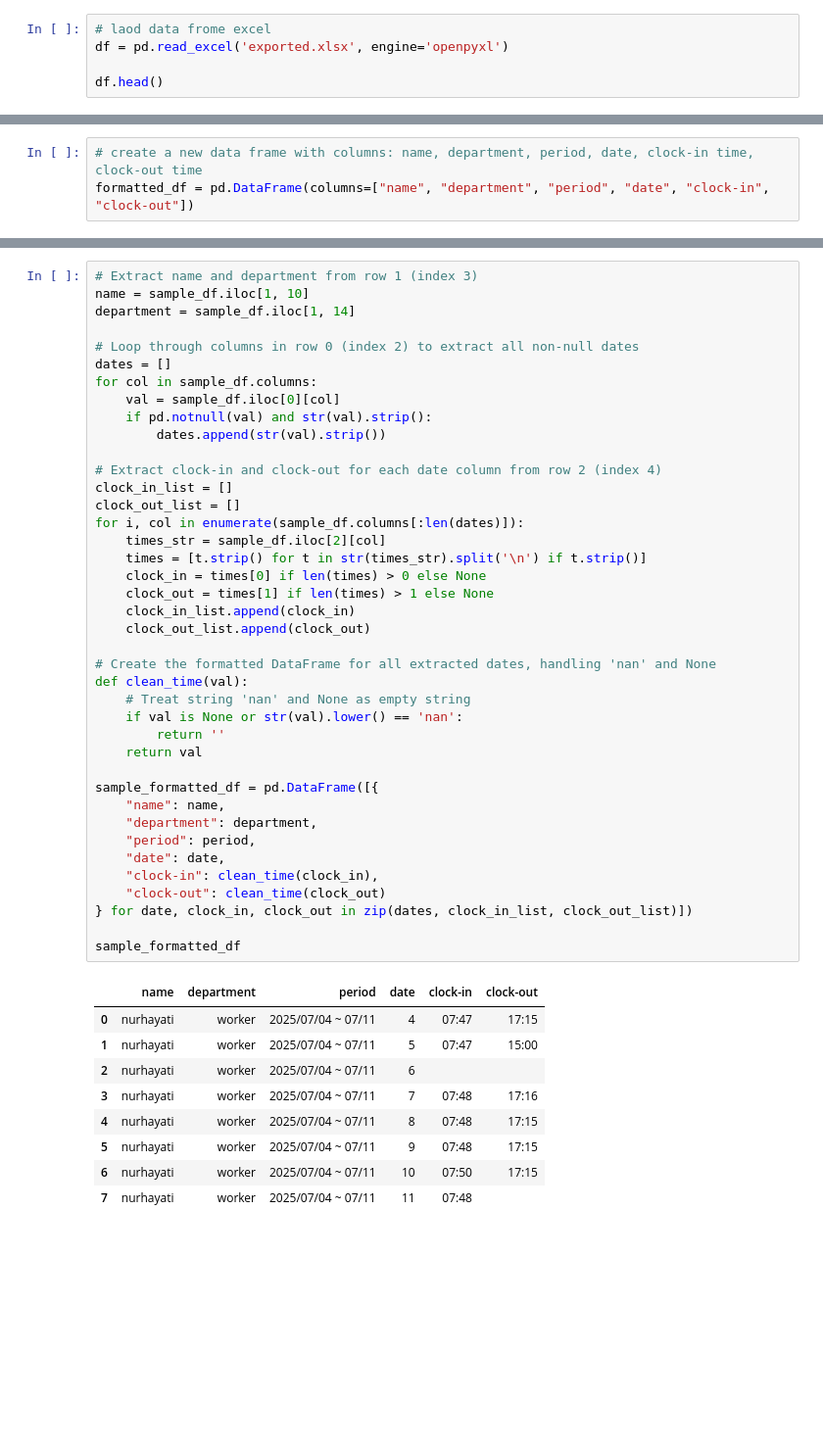
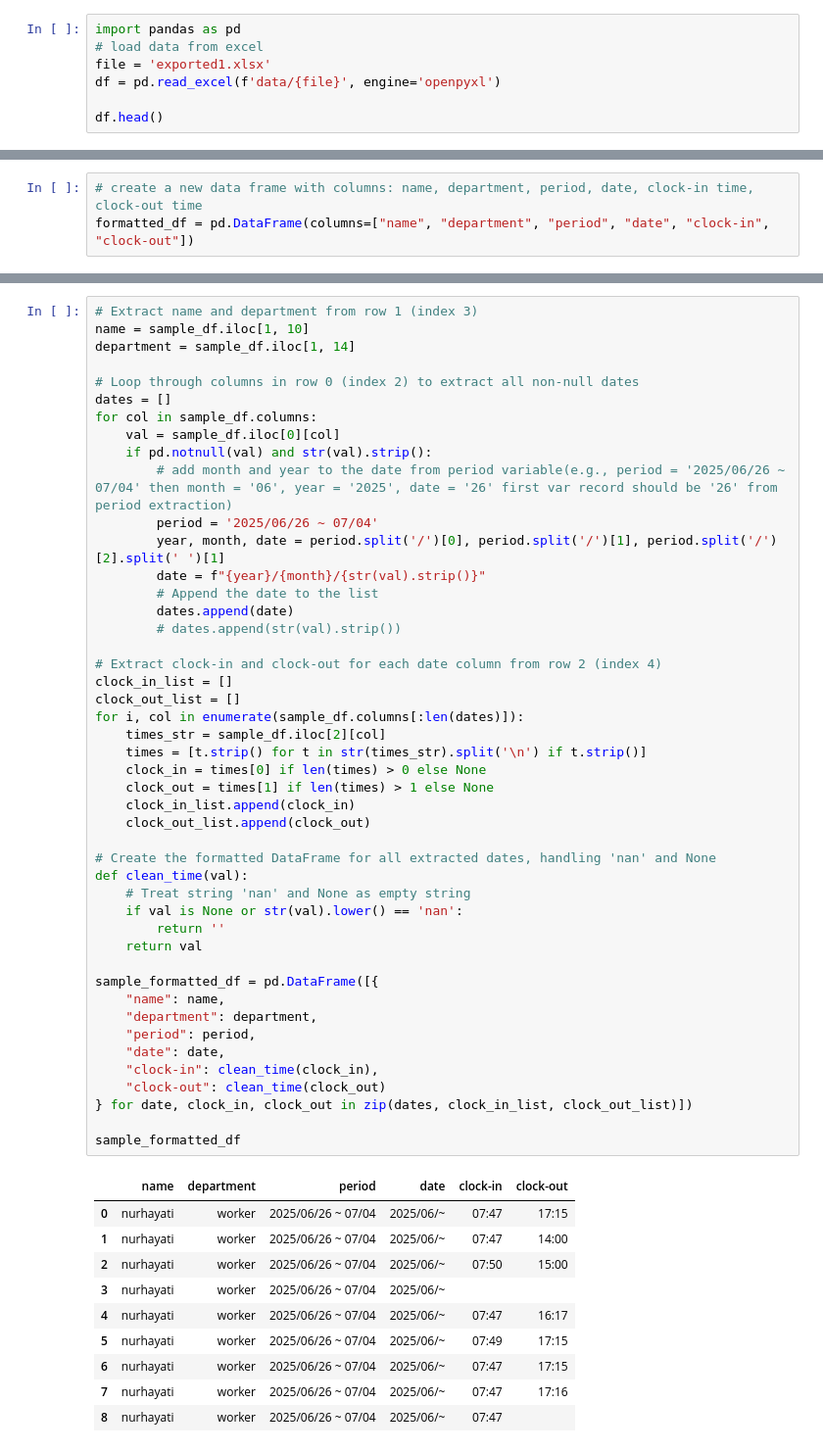
Before and after one commit to code13night/attendance_transform, a Jupyter notebook: notebook.ipynb, the cells around one changed output, grey strips where cells are left out. Shown: that part at 98% size. Cells and saved outputs as stored; diff of their text form; blank space fills up the shorter version.

```diff
--- a/notebook.ipynb
+++ b/notebook.ipynb
@@ -3,8 +3,10 @@
 # %%
 %pip install openpyxl
 # %%
-# laod data frome excel
-df = pd.read_excel('exported.xlsx', engine='openpyxl')
+import pandas as pd
+# load data from excel
+file = 'exported1.xlsx'
+df = pd.read_excel(f'data/{file}', engine='openpyxl')
 
 df.head()
 # %% [output]
@@ -64,46 +70,53 @@ dates = []
 for col in sample_df.columns:
     val = sample_df.iloc[0][col]
     if pd.notnull(val) and str(val).strip():
-        dates.append(str(val).strip())
+        # add month and year to the date from period variable(e.g., period = '2025/06/26 ~ 07/04' then month = '06', year = '2025', date = '26' first var record should be '26' from period extraction)
+        period = '2025/06/26 ~ 07/04'
+        year, month, date = period.split('/')[0], period.split('/')[1], period.split('/')[2].split(' ')[1]
+        date = f"{year}/{month}/{str(val).strip()}"
+        # Append the date to the list
+        dates.append(date)
+        # dates.append(str(val).strip())
 
 # Extract clock-in and clock-out for each date column from row 2 (index 4)
 clock_in_list = []
 clock_out_list = []
 for i, col in enumerate(sample_df.columns[:len(dates)]):
     times_str = sample_df.iloc[2][col]
     times = [t.strip() for t in str(times_str).split('\n') if t.strip()]
     clock_in = times[0] if len(times) > 0 else None
     clock_out = times[1] if len(times) > 1 else None
     clock_in_list.append(clock_in)
     clock_out_list.append(clock_out)
 
 # Create the formatted DataFrame for all extracted dates, handling 'nan' and None
 def clean_time(val):
     # Treat string 'nan' and None as empty string
     if val is None or str(val).lower() == 'nan':
         return ''
     return val
 
 sample_formatted_df = pd.DataFrame([{
     "name": name,
     "department": department,
     "period": period,
     "date": date,
     "clock-in": clean_time(clock_in),
     "clock-out": clean_time(clock_out)
 } for date, clock_in, clock_out in zip(dates, clock_in_list, clock_out_list)])
 
 sample_formatted_df
 # %% [output]
 |  | name | department | period | date | clock-in | clock-out |
-| 0 | nurhayati | worker | 2025/07/04 ~ 07/11 | 4 | 07:47 | 17:15 |
-| 1 | nurhayati | worker | 2025/07/04 ~ 07/11 | 5 | 07:47 | 15:00 |
-| 2 | nurhayati | worker | 2025/07/04 ~ 07/11 | 6 |  |  |
-| 3 | nurhayati | worker | 2025/07/04 ~ 07/11 | 7 | 07:48 | 17:16 |
-| 4 | nurhayati | worker | 2025/07/04 ~ 07/11 | 8 | 07:48 | 17:15 |
-| 5 | nurhayati | worker | 2025/07/04 ~ 07/11 | 9 | 07:48 | 17:15 |
-| 6 | nurhayati | worker | 2025/07/04 ~ 07/11 | 10 | 07:50 | 17:15 |
-| 7 | nurhayati | worker | 2025/07/04 ~ 07/11 | 11 | 07:48 |  |
+| 0 | nurhayati | worker | 2025/06/26 ~ 07/04 | 2025/06/~ | 07:47 | 17:15 |
+| 1 | nurhayati | worker | 2025/06/26 ~ 07/04 | 2025/06/~ | 07:47 | 14:00 |
+| 2 | nurhayati | worker | 2025/06/26 ~ 07/04 | 2025/06/~ | 07:50 | 15:00 |
+| 3 | nurhayati | worker | 2025/06/26 ~ 07/04 | 2025/06/~ |  |  |
+| 4 | nurhayati | worker | 2025/06/26 ~ 07/04 | 2025/06/~ | 07:47 | 16:17 |
+| 5 | nurhayati | worker | 2025/06/26 ~ 07/04 | 2025/06/~ | 07:49 | 17:15 |
+| 6 | nurhayati | worker | 2025/06/26 ~ 07/04 | 2025/06/~ | 07:47 | 17:15 |
+| 7 | nurhayati | worker | 2025/06/26 ~ 07/04 | 2025/06/~ | 07:47 | 17:16 |
+| 8 | nurhayati | worker | 2025/06/26 ~ 07/04 | 2025/06/~ | 07:47 |  |
 # %%
 # get second sample_df
 sample_df2 = df.iloc[24:27]
```
Also changed, not shown: parts of 13 cells of this notebook, 1 other file.
